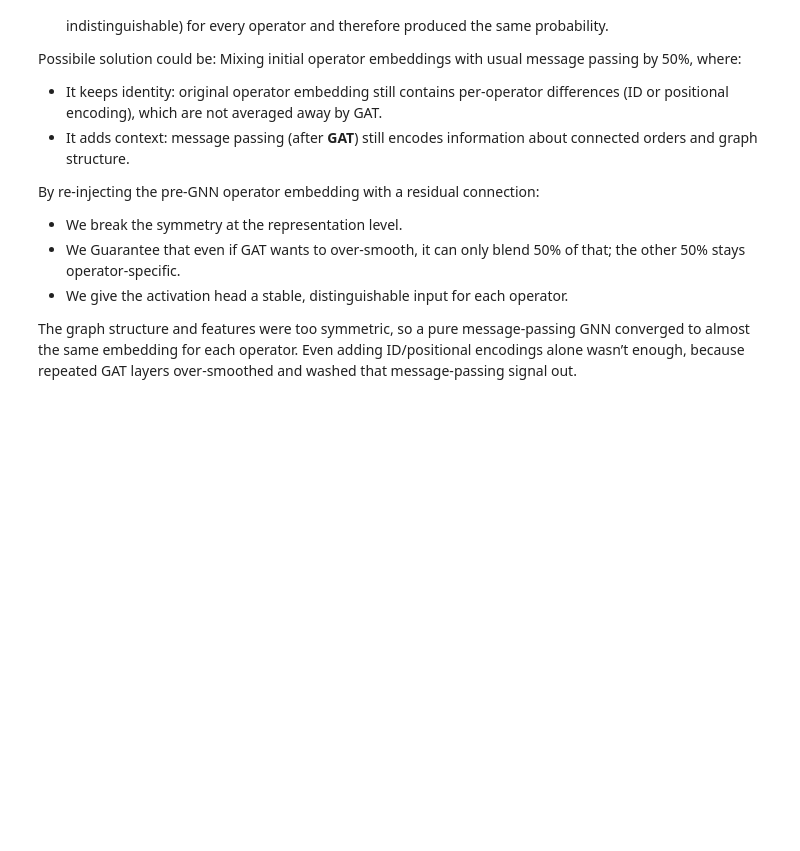
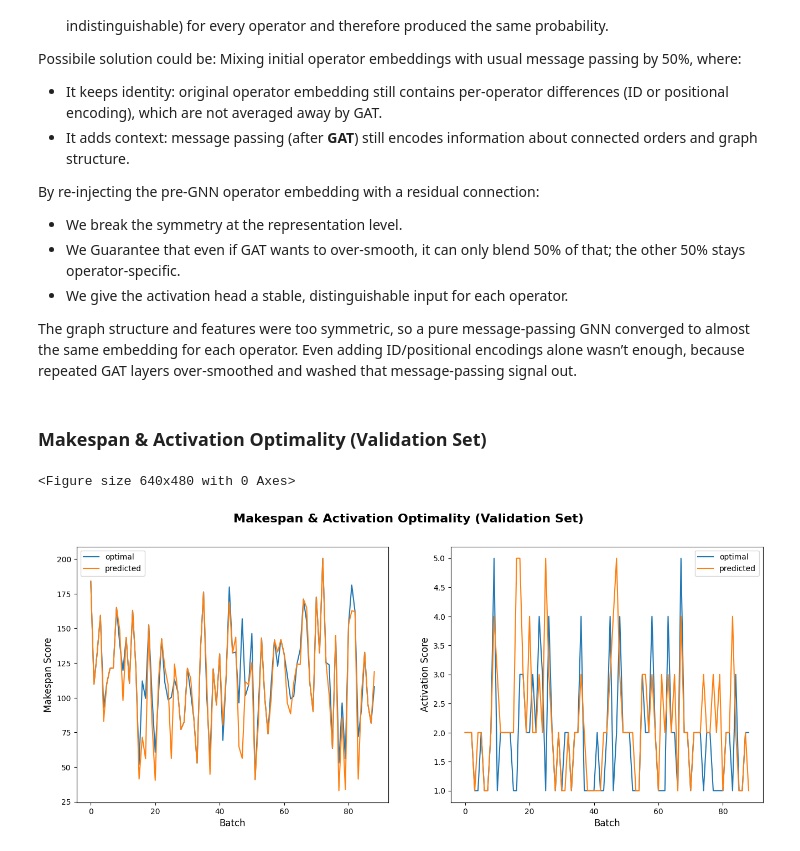
Before and after one commit to Abudo-S/ManualWarehouseOptimization, a Jupyter notebook: ManualWarehouseOptimization_GNN.ipynb, the cells around one changed output. Cells and saved outputs as stored; diff of their text form; code cells hidden in the pictures; blank space fills up the shorter version.

Commit message:
Add optimality plot sections in ManualWarehouseOptimization_GNN.

```diff
--- a/ManualWarehouseOptimization_GNN.ipynb
+++ b/ManualWarehouseOptimization_GNN.ipynb
@@ -1649,3 +1649,29 @@ By re-injecting the pre-GNN operator embedding with a residual connection:
 * We give the activation head a stable, distinguishable input for each operator.
 
 The graph structure and features were too symmetric, so a pure message-passing GNN converged to almost the same embedding for each operator. Even adding ID/positional encodings alone wasn’t enough, because repeated GAT layers over-smoothed and washed that message-passing signal out.
+# %% [markdown]
+### Makespan & Activation Optimality (Validation Set)
+# %%
+evaluator = ScheduleOptimalityEvaluator(SCHEDULE_DIR, PREDICTED_SCHEDULE_DIR)
+makespan_results = evaluator.evaluate_makespan_optimality()
+activation_results = evaluator.evaluate_activation_optimality()
+combined_results = evaluator.evaluate_combined_optimality()
+# %%
+optimality_evaluation = {
+    'opt_makespan': [makespan_result['opt_makespan'] for makespan_result in makespan_results],
+    'pred_makespan': [makespan_result['pred_makespan'] for makespan_result in makespan_results],
+    'opt_activation': [activation_result['opt_activation'] for activation_result in activation_results],
+    'pred_activation': [activation_result['pred_activation'] for activation_result in activation_results]
+}
+
+#Use MinMax normalization for better visualization of the optimality scores
+# scaler = MinMaxScaler()
+# optimality_evaluation['opt_makespan'] = scaler.fit_transform(np.array(optimality_evaluation['opt_makespan']).reshape(-1, 1)).flatten()
+# optimality_evaluation['pred_makespan'] = scaler.transform(np.array(optimality_evaluation['pred_makespan']).reshape(-1, 1)).flatten()
+# optimality_evaluation['opt_activation'] = scaler.fit_transform(np.array(optimality_evaluation['opt_activation']).reshape(-1, 1)).flatten()
+# optimality_evaluation['pred_activation'] = scaler.transform(np.array(optimality_evaluation['pred_activation']).reshape(-1, 1)).flatten()
+
+optimality_plot(optimality_evaluation, title='Makespan & Activation Optimality (Validation Set)')
+# %% [output]
+<Figure size 640x480 with 0 Axes>
+[figure, added]
```
Also changed, not shown: parts of 2 cells of this notebook.
